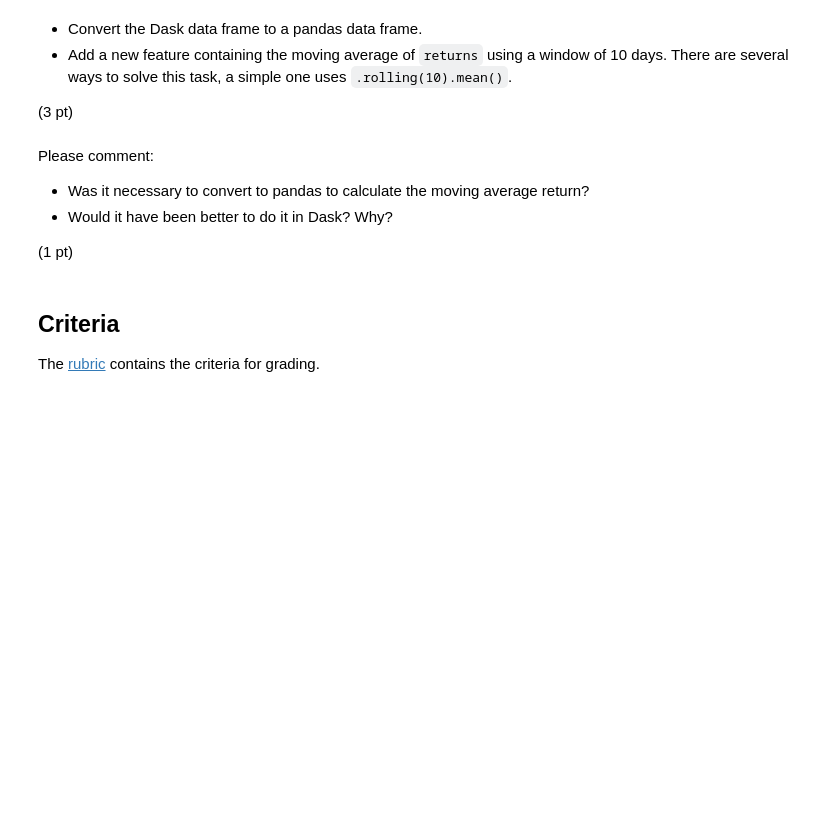
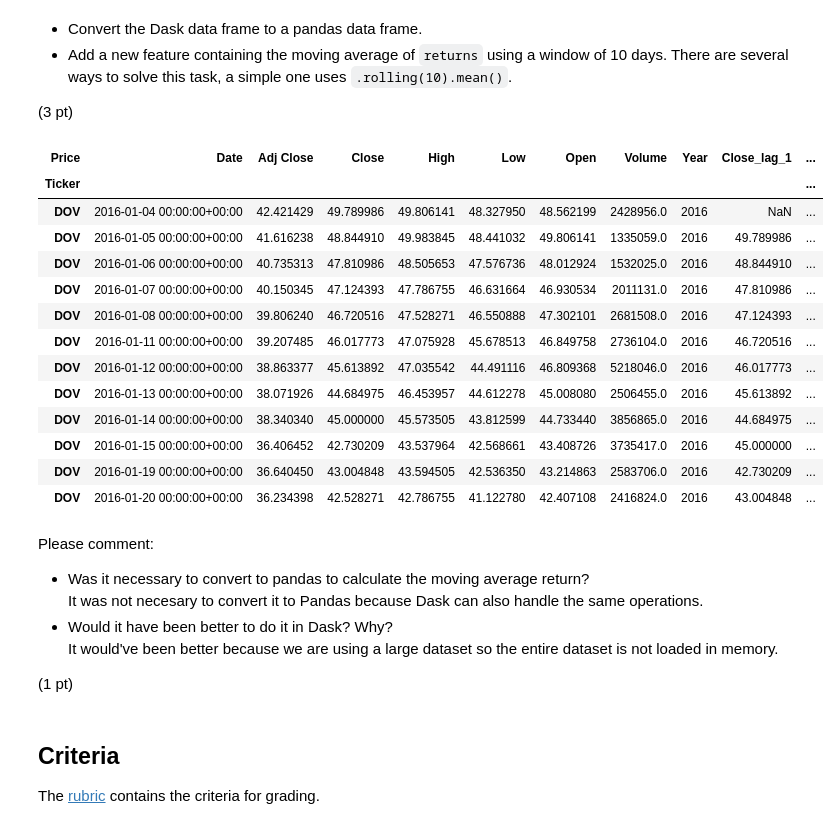
Before and after one commit to Carvas91/production, a Jupyter notebook: 02_activities/assignments/assignment_1.ipynb, the cells around one changed output. Drawn from its saved outputs; the diff is of its cells as text; code cells hidden in the pictures; blank space fills up the shorter version.

```diff
--- a/02_activities/assignments/assignment_1.ipynb
+++ b/02_activities/assignments/assignment_1.ipynb
@@ -116,11 +99,36 @@ dd_feat.sample(frac=0.0001).compute()  #Here I want to visualize a sample of the
 (3 pt)
 # %%
 # Write your code below.
+# Converting the Dask df to a Pandas df
+pandas_df = dd_feat.compute()
+# %%
+pandas_df['returns_ma_10'] = pandas_df.groupby(level=0)['Returns'].transform(
+    lambda x: x.rolling(10).mean()
+)
+
+pandas_df.head(12)
+# %% [output]
+| Price | Date | Adj Close | Close | High | Low | Open | Volume | Year | Close_lag_1 | ... |
+| Ticker |  |  |  |  |  |  |  |  |  | ... |
+| DOV | 2016-01-04 00:00:00+00:00 | 42.421429 | 49.789986 | 49.806141 | 48.327950 | 48.562199 | 2428956.0 | 2016 | NaN | ... |
+| DOV | 2016-01-05 00:00:00+00:00 | 41.616238 | 48.844910 | 49.983845 | 48.441032 | 49.806141 | 1335059.0 | 2016 | 49.789986 | ... |
+| DOV | 2016-01-06 00:00:00+00:00 | 40.735313 | 47.810986 | 48.505653 | 47.576736 | 48.012924 | 1532025.0 | 2016 | 48.844910 | ... |
+| DOV | 2016-01-07 00:00:00+00:00 | 40.150345 | 47.124393 | 47.786755 | 46.631664 | 46.930534 | 2011131.0 | 2016 | 47.810986 | ... |
+| DOV | 2016-01-08 00:00:00+00:00 | 39.806240 | 46.720516 | 47.528271 | 46.550888 | 47.302101 | 2681508.0 | 2016 | 47.124393 | ... |
+| DOV | 2016-01-11 00:00:00+00:00 | 39.207485 | 46.017773 | 47.075928 | 45.678513 | 46.849758 | 2736104.0 | 2016 | 46.720516 | ... |
+| DOV | 2016-01-12 00:00:00+00:00 | 38.863377 | 45.613892 | 47.035542 | 44.491116 | 46.809368 | 5218046.0 | 2016 | 46.017773 | ... |
+| DOV | 2016-01-13 00:00:00+00:00 | 38.071926 | 44.684975 | 46.453957 | 44.612278 | 45.008080 | 2506455.0 | 2016 | 45.613892 | ... |
+| DOV | 2016-01-14 00:00:00+00:00 | 38.340340 | 45.000000 | 45.573505 | 43.812599 | 44.733440 | 3856865.0 | 2016 | 44.684975 | ... |
+| DOV | 2016-01-15 00:00:00+00:00 | 36.406452 | 42.730209 | 43.537964 | 42.568661 | 43.408726 | 3735417.0 | 2016 | 45.000000 | ... |
+| DOV | 2016-01-19 00:00:00+00:00 | 36.640450 | 43.004848 | 43.594505 | 42.536350 | 43.214863 | 2583706.0 | 2016 | 42.730209 | ... |
+| DOV | 2016-01-20 00:00:00+00:00 | 36.234398 | 42.528271 | 42.786755 | 41.122780 | 42.407108 | 2416824.0 | 2016 | 43.004848 | ... |
 # %% [markdown]
 Please comment:
 
 + Was it necessary to convert to pandas to calculate the moving average return?
+It was not necesary to convert it to Pandas because Dask can also handle the same operations.
 + Would it have been better to do it in Dask? Why?
+It would've been better because we are using a large dataset so the entire dataset is not loaded in memory.
 
 (1 pt)
 # %% [markdown]
```
Also changed, not shown: parts of 2 cells of this notebook.
